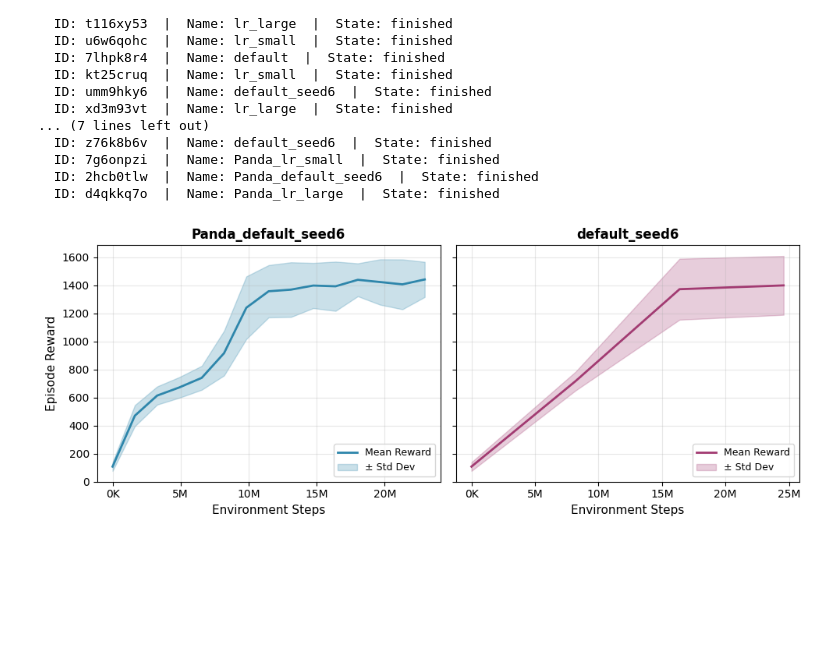
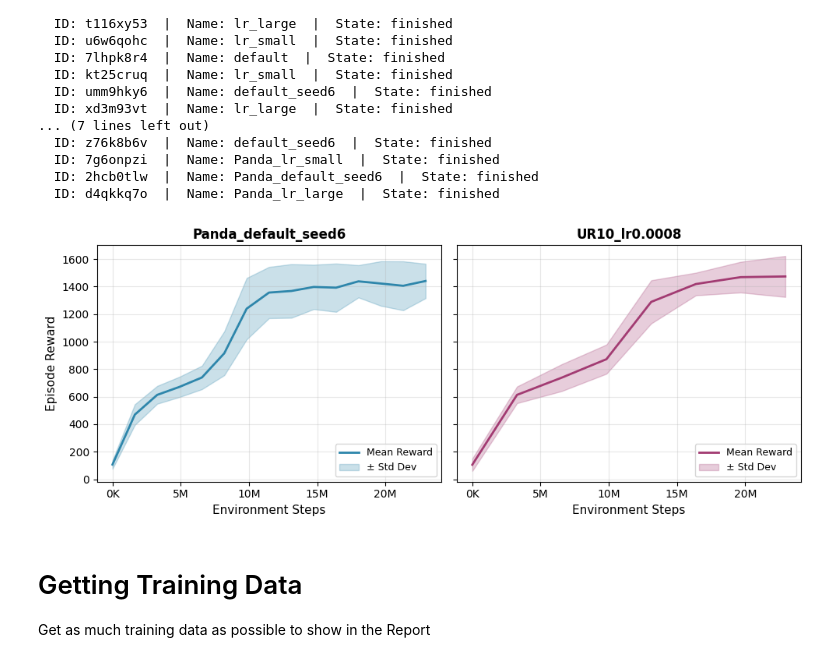
Before and after one commit to weissma6/my_mujoco_playground, a Jupyter notebook: evaluation/Show_Graphs.ipynb, the cells around one changed output. Cells and saved outputs as stored; diff of their text form; code cells hidden in the pictures; blank space fills up the shorter version.

```diff
--- a/evaluation/Show_Graphs.ipynb
+++ b/evaluation/Show_Graphs.ipynb
@@ -142,58 +132,49 @@ import numpy as np
 # --- Fetch data from W&B ---
 api = wandb.Api()
 user = "weissma6-zhaw-school-of-engineering"
-project = "panda_pick_ppo"
+
 runs = {
-    "Panda_default_seed6": "2hcb0tlw",
-    "default_seed6": "umm9hky6",
+    "Panda_default_seed6": ("panda_pick_ppo", "2hcb0tlw"),
+    "UR10_lr0.0008":       ("UR10_pick_ppo",  "DomainR_MFR_lr0.0006_KPKV400030_20260206_194816_9462"),
 }
 
 data = {}
-for label, run_id in runs.items():
+for label, (project, run_id) in runs.items():
     run = api.run(f"{user}/{project}/{run_id}")
     history = run.history(keys=["eval/episode_reward", "eval/episode_reward_std"])
-    history = history.dropna()  # Remove NaN rows
+    history = history.dropna()
     data[label] = history
 
 # --- Plot ---
 fig, axes = plt.subplots(1, len(runs), figsize=(5 * len(runs), 4), sharey=True)
 
-# Color palette (adjust as needed)
-colors = ["#2E86AB", "#A23B72", "#F18F01", "#C73E1D"]
+colors = ["#2E86AB", "#A23B72", "#F18F01"]
 
 for ax, (label, df), color in zip(axes, data.items(), colors):
     steps = df["_step"] if "_step" in df.columns else df.index
     mean = df["eval/episode_reward"]
     std = df["eval/episode_reward_std"]
 
-    # Plot mean line
     ax.plot(steps, mean, color=color, linewidth=2, label="Mean Reward")
-
-    # Plot std band
-    ax.fill_between(
-        steps,
-        mean - std,
-        mean + std,
-        color=color,
-        alpha=0.25,
-        label="± Std Dev"
-    )
+    ax.fill_between(steps, mean - std, mean + std,
+                     color=color, alpha=0.25, label="± Std Dev")
 
     ax.set_xlabel("Environment Steps", fontsize=11)
     ax.set_title(label, fontsize=12, fontweight="bold")
     ax.grid(True, alpha=0.3)
     ax.legend(loc="lower right", fontsize=9)
-
-    # Format x-axis with millions
     ax.xaxis.set_major_formatter(
         plt.FuncFormatter(lambda x, _: f"{x/1e6:.0f}M" if x >= 1e6 else f"{x/1e3:.0f}K")
     )
 
 axes[0].set_ylabel("Episode Reward", fontsize=11)
 
 plt.tight_layout()
-plt.savefig("reward_comparison.pdf", bbox_inches="tight", dpi=300)
-plt.savefig("reward_comparison.png", bbox_inches="tight", dpi=300)
+# plt.savefig("reward_comparison_ur10_panda.pdf", bbox_inches="tight", dpi=300)
+# plt.savefig("reward_comparison_ur10_panda.png", bbox_inches="tight", dpi=300)
 plt.show()
 # %% [output]
-[figure, old version]
+[figure, new version]
+# %% [markdown]
+# Getting Training Data
+Get as much training data as possible to show in the Report
```
Also changed, not shown: parts of 3 cells of this notebook, 11 other files.
